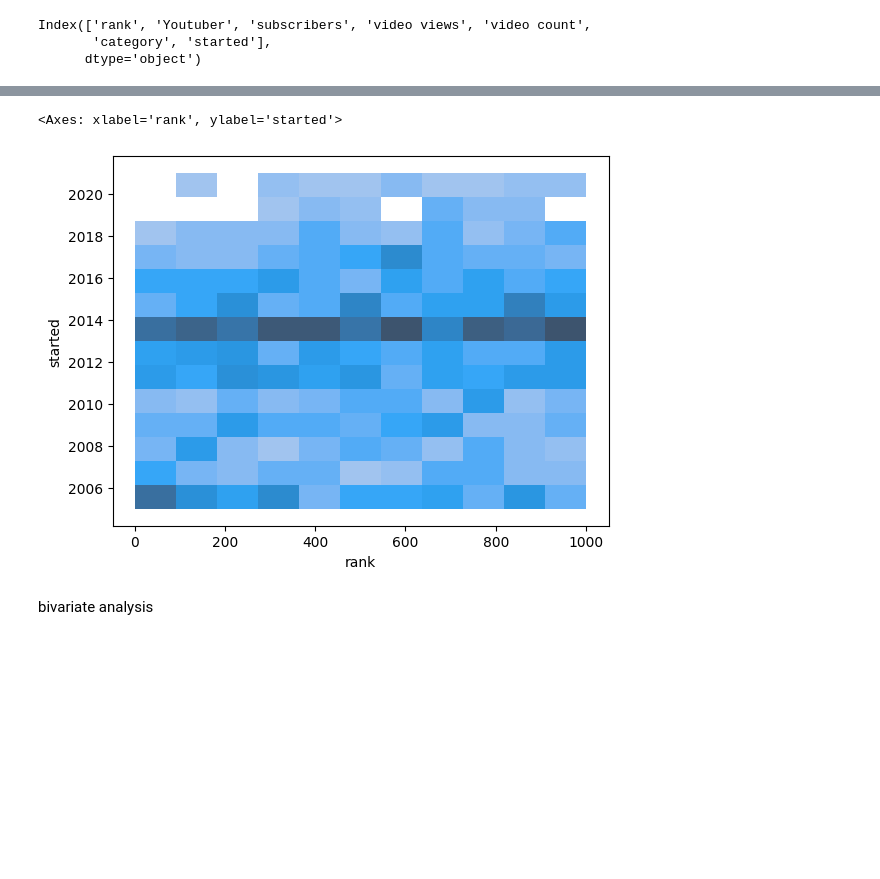
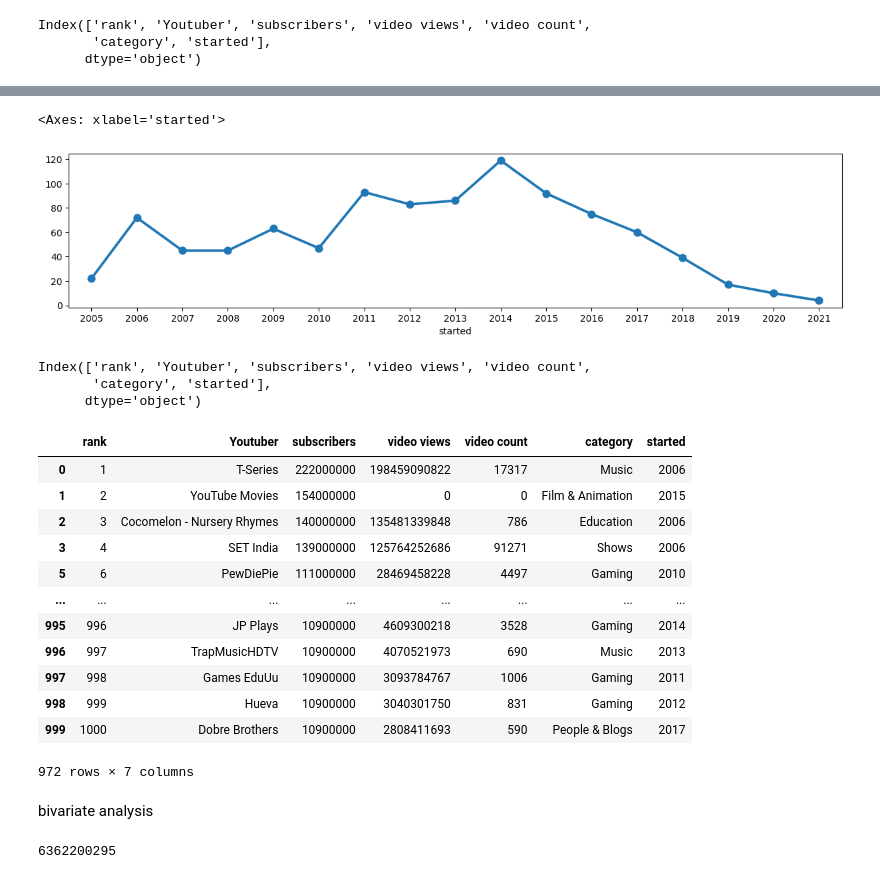
Before and after one commit to Ganesh20000/Machine-Learning, a Jupyter notebook: DAY-1/yt.ipynb, the cells around one changed output, grey strips where cells are left out. Drawn from its saved outputs; the diff is of its cells as text; code cells hidden in the pictures; blank space fills up the shorter version.

```diff
--- a/DAY-1/yt.ipynb
+++ b/DAY-1/yt.ipynb
@@ -201,8 +184,35 @@ TOP_50 = df.sort_values(ascending=0,by='subscribers').head(50)
-# %%
-
-sns.histplot(data=df,x='rank',y='started')
-# %% [output]
-<Axes: xlabel='rank', ylabel='started'>
-[figure, removed]
+# %%
+plt.figure(figsize=(15,3))
+year = df['started'].value_counts()
+sns.pointplot(x=year.index,y=year.values)
+# %% [output]
+<Axes: xlabel='started'>
+[figure, added]
+# %%
+df.columns
+# %% [output]
+Index(['rank', 'Youtuber', 'subscribers', 'video views', 'video count',
+       'category', 'started'],
+      dtype='object')
+# %%
+df
+# %% [output]
+|  | rank | Youtuber | subscribers | video views | video count | category | started |
+| 0 | 1 | T-Series | 222000000 | 198459090822 | 17317 | Music | 2006 |
+| 1 | 2 | YouTube Movies | 154000000 | 0 | 0 | Film & Animation | 2015 |
+| 2 | 3 | Cocomelon - Nursery Rhymes | 140000000 | 135481339848 | 786 | Education | 2006 |
+| 3 | 4 | SET India | 139000000 | 125764252686 | 91271 | Shows | 2006 |
+| 5 | 6 | PewDiePie | 111000000 | 28469458228 | 4497 | Gaming | 2010 |
+| ... | ... | ... | ... | ... | ... | ... | ... |
+| 995 | 996 | JP Plays | 10900000 | 4609300218 | 3528 | Gaming | 2014 |
+| 996 | 997 | TrapMusicHDTV | 10900000 | 4070521973 | 690 | Music | 2013 |
+| 997 | 998 | Games EduUu | 10900000 | 3093784767 | 1006 | Gaming | 2011 |
+| 998 | 999 | Hueva | 10900000 | 3040301750 | 831 | Gaming | 2012 |
+| 999 | 1000 | Dobre Brothers | 10900000 | 2808411693 | 590 | People & Blogs | 2017 |
+972 rows × 7 columns
 # %% [markdown]
 bivariate analysis
+# %%
+6362200295
+# %% [output]
+6362200295
```
Also changed, not shown: parts of 16 cells of this notebook, 3 other files.
